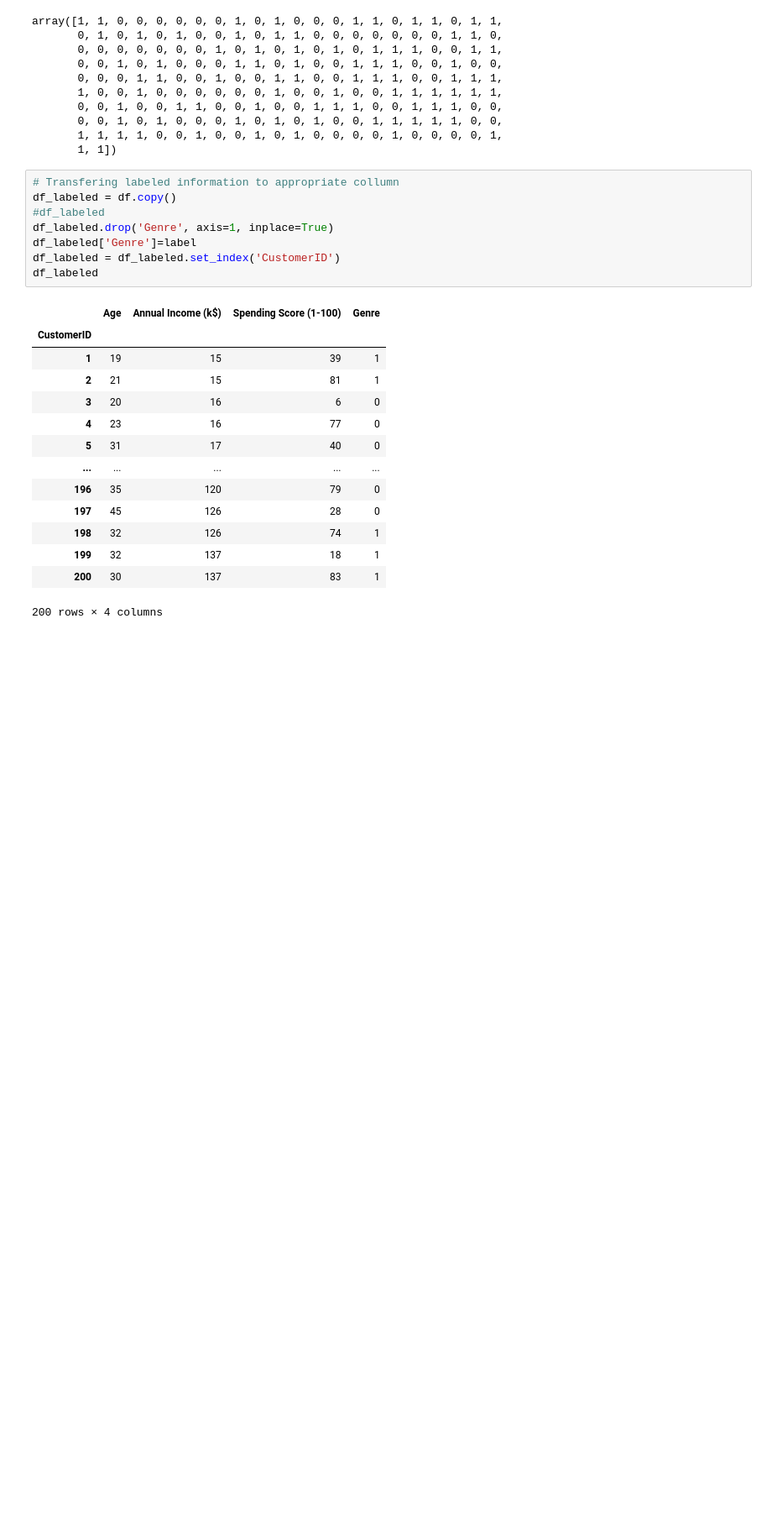
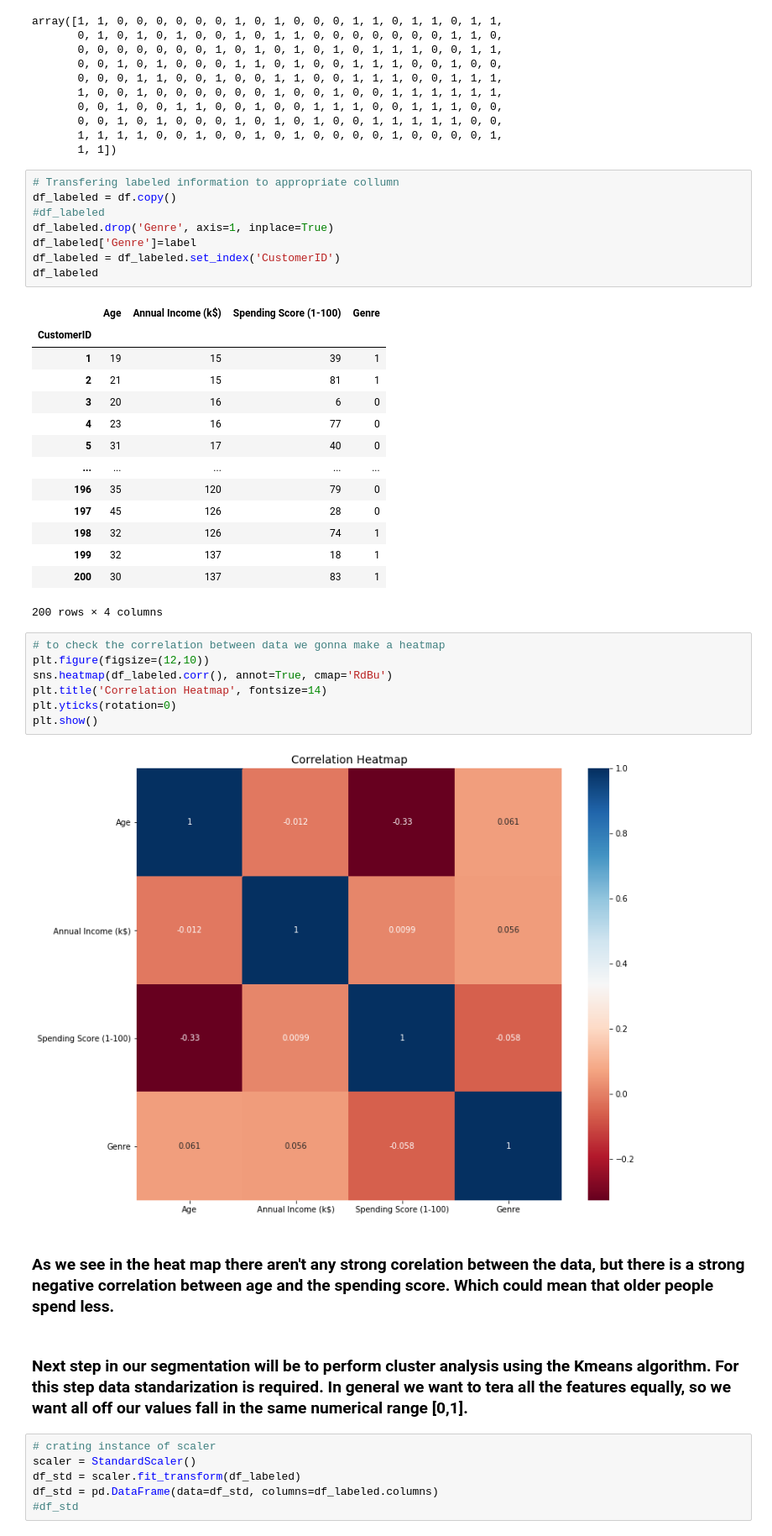
Before and after one commit to GentlemanFrog/Segmentation_mall_data, a Jupyter notebook: Untitled.ipynb, the cells around one changed output. Shown at 84% size. Cells and saved outputs as stored; diff of their text form; blank space fills up the shorter version.

```diff
--- a/Untitled.ipynb
+++ b/Untitled.ipynb
@@ -100,3 +102,22 @@ df_labeled
 | 199 | 32 | 137 | 18 | 1 |
 | 200 | 30 | 137 | 83 | 1 |
 200 rows × 4 columns
+# %%
+# to check the correlation between data we gonna make a heatmap
+plt.figure(figsize=(12,10))
+sns.heatmap(df_labeled.corr(), annot=True, cmap='RdBu')
+plt.title('Correlation Heatmap', fontsize=14)
+plt.yticks(rotation=0)
+plt.show()
+# %% [output]
+[figure, added]
+# %% [markdown]
+### As we see in the heat map there aren't any strong corelation between the data, but there is a strong negative correlation between age and the spending score. Which could mean that older people spend less.
+# %% [markdown]
+### Next step in our segmentation will be to perform cluster analysis using the Kmeans algorithm. For this step data standarization is required. In general we want to tera all the features equally, so we want all off our values fall in the same numerical range [0,1].
+# %%
+# crating instance of scaler
+scaler = StandardScaler()
+df_std = scaler.fit_transform(df_labeled)
+df_std = pd.DataFrame(data=df_std, columns=df_labeled.columns)
+#df_std
```
Also changed, not shown: parts of 3 cells of this notebook.
